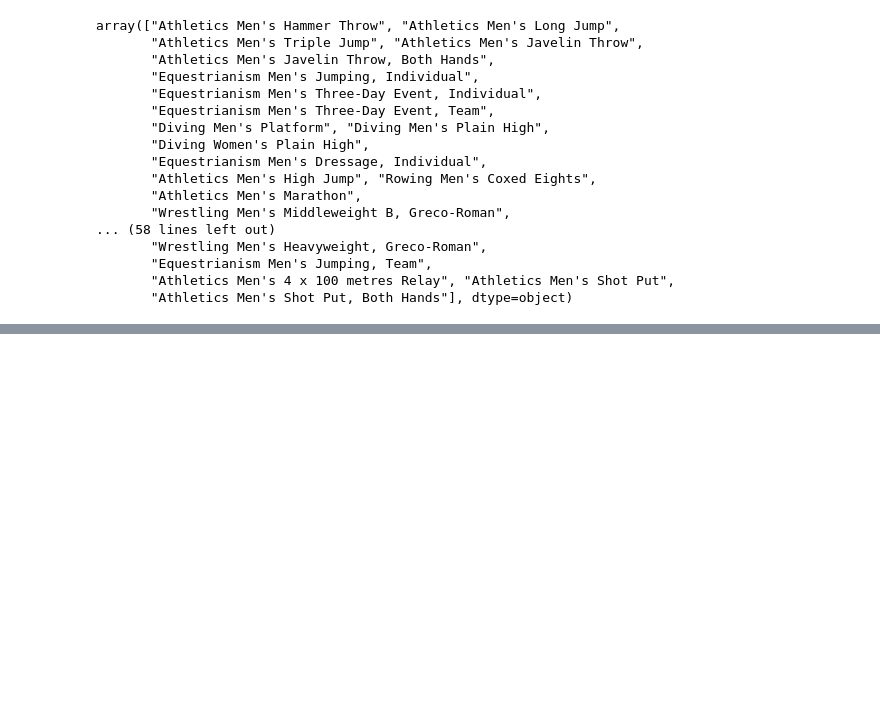
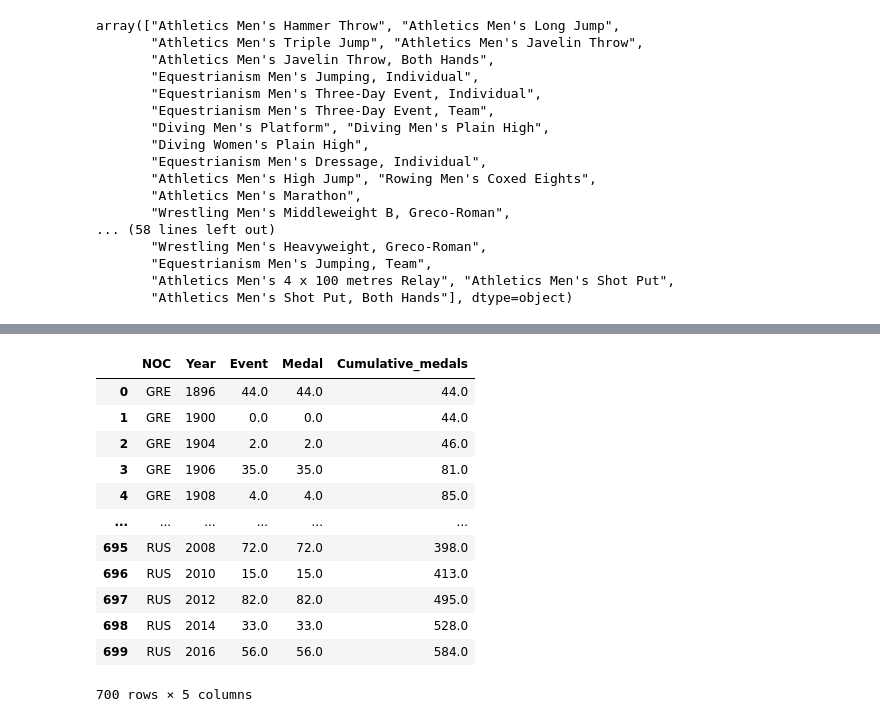
Before and after one commit to Erik-M-Larsson/Databehandling-OS-projekt-Felix-Tjernberg-Erik-Larsson, a Jupyter notebook: uppgift-0-1.ipynb, the cells around one changed output, grey strips where cells are left out. Drawn from its saved outputs; the diff is of its cells as text; code cells hidden in the pictures; blank space fills up the shorter version.

```diff
--- a/uppgift-0-1.ipynb
+++ b/uppgift-0-1.ipynb
@@ -368,0 +458,17 @@ array(["Athletics Men's Hammer Throw", "Athletics Men's Long Jump",
+# %%
+#medal_count.query("Year == 1896") .sort_values(by="Cumulative_medals", ascending=False)
+apa
+# %% [output]
+|  | NOC | Year | Event | Medal | Cumulative_medals |
+| 0 | GRE | 1896 | 44.0 | 44.0 | 44.0 |
+| 1 | GRE | 1900 | 0.0 | 0.0 | 44.0 |
+| 2 | GRE | 1904 | 2.0 | 2.0 | 46.0 |
+| 3 | GRE | 1906 | 35.0 | 35.0 | 81.0 |
+| 4 | GRE | 1908 | 4.0 | 4.0 | 85.0 |
+| ... | ... | ... | ... | ... | ... |
+| 695 | RUS | 2008 | 72.0 | 72.0 | 398.0 |
+| 696 | RUS | 2010 | 15.0 | 15.0 | 413.0 |
+| 697 | RUS | 2012 | 82.0 | 82.0 | 495.0 |
+| 698 | RUS | 2014 | 33.0 | 33.0 | 528.0 |
+| 699 | RUS | 2016 | 56.0 | 56.0 | 584.0 |
+700 rows × 5 columns
```
Also changed, not shown: parts of 1 cell of this notebook, 8 other files.
